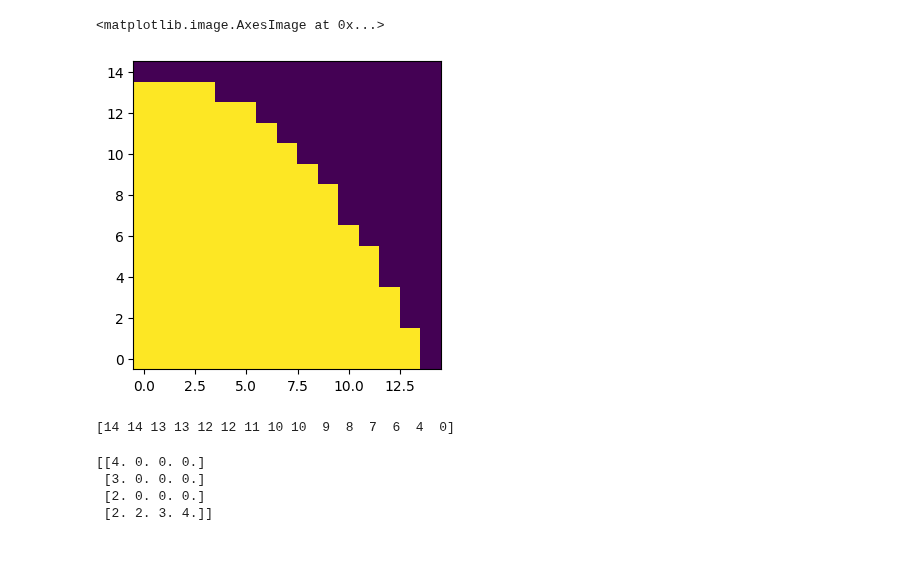
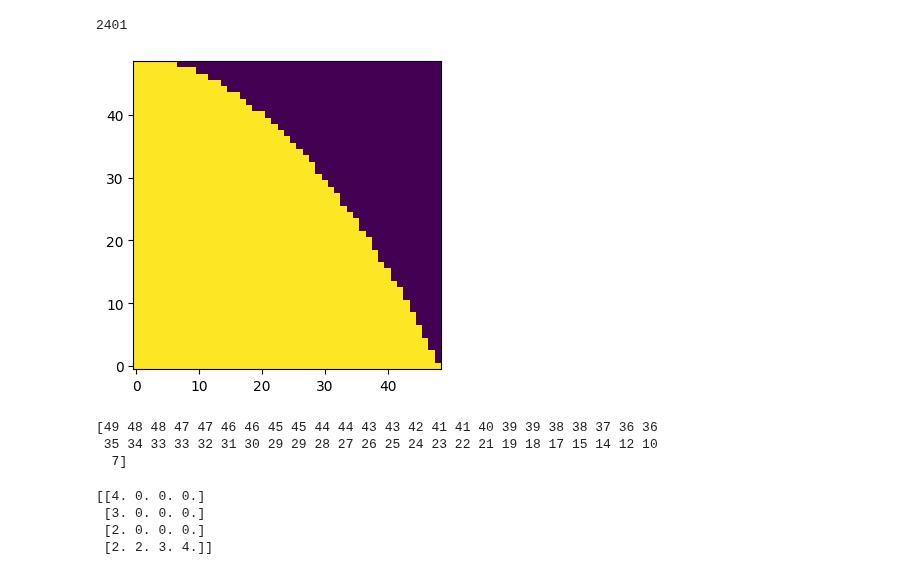
Before and after one commit to aledha/TMA4212-NumDiffDiff, a Jupyter notebook: Project 1/OleScribbles copy.ipynb, the cells around one changed output. Saved outputs shown, nothing was run; the diff lists cells and outputs as text; code cells hidden in the pictures.

```diff
--- a/Project 1/OleScribbles copy.ipynb
+++ b/Project 1/OleScribbles copy.ipynb
@@ -35,22 +35,23 @@ print(np.linspace(0,2, 5))
 # %%
-num_points = 15
+num_points = 50
 
 def bool_domain_gen(num_points):
-    x = np.linspace(0, 1, num_points)
-    y = np.linspace(0, 1, num_points)
+    x = np.linspace(0, 1, num_points+1)
+    y = np.linspace(0, 1, num_points+1)
     x_g, y_g = np.meshgrid(x, np.sqrt(1-y))
     #y_g = y_g[::-1]
     bool_domain = x_g < y_g
-    return bool_domain
+    return bool_domain[1:-1,1:-1]
 
 bool_domain = bool_domain_gen(num_points)
 
 
 plt.figure(figsize = (4,4))
 plt.imshow(bool_domain, origin = 'lower')
+print(bool_domain.size)
 # %% [output]
-<matplotlib.image.AxesImage at 0x...>
+2401
-[figure, old version]
+[figure, new version]
 # %%
 def domain2(dom_mx):
     vec = np.zeros(len(dom_mx[0,:]))
@@ -61,7 +62,9 @@ def domain2(dom_mx):
 
 print(domain2(bool_domain))
 # %% [output]
-[14 14 13 13 12 12 11 10 10  9  8  7  6  4  0]
+[49 48 48 47 47 46 46 45 45 44 44 43 43 42 41 41 40 39 39 38 38 37 36 36
+ 35 34 33 33 32 31 30 29 29 28 27 26 25 24 23 22 21 19 18 17 15 14 12 10
+  7]
 # %%
 def normal_dirichlet(boundaries, alpha = 1, beta = 1):
     """ Create a one-dimensional vector for Dirichlet conditions. Uses natural ordering.
```
Also changed, not shown: parts of 4 cells of this notebook.
